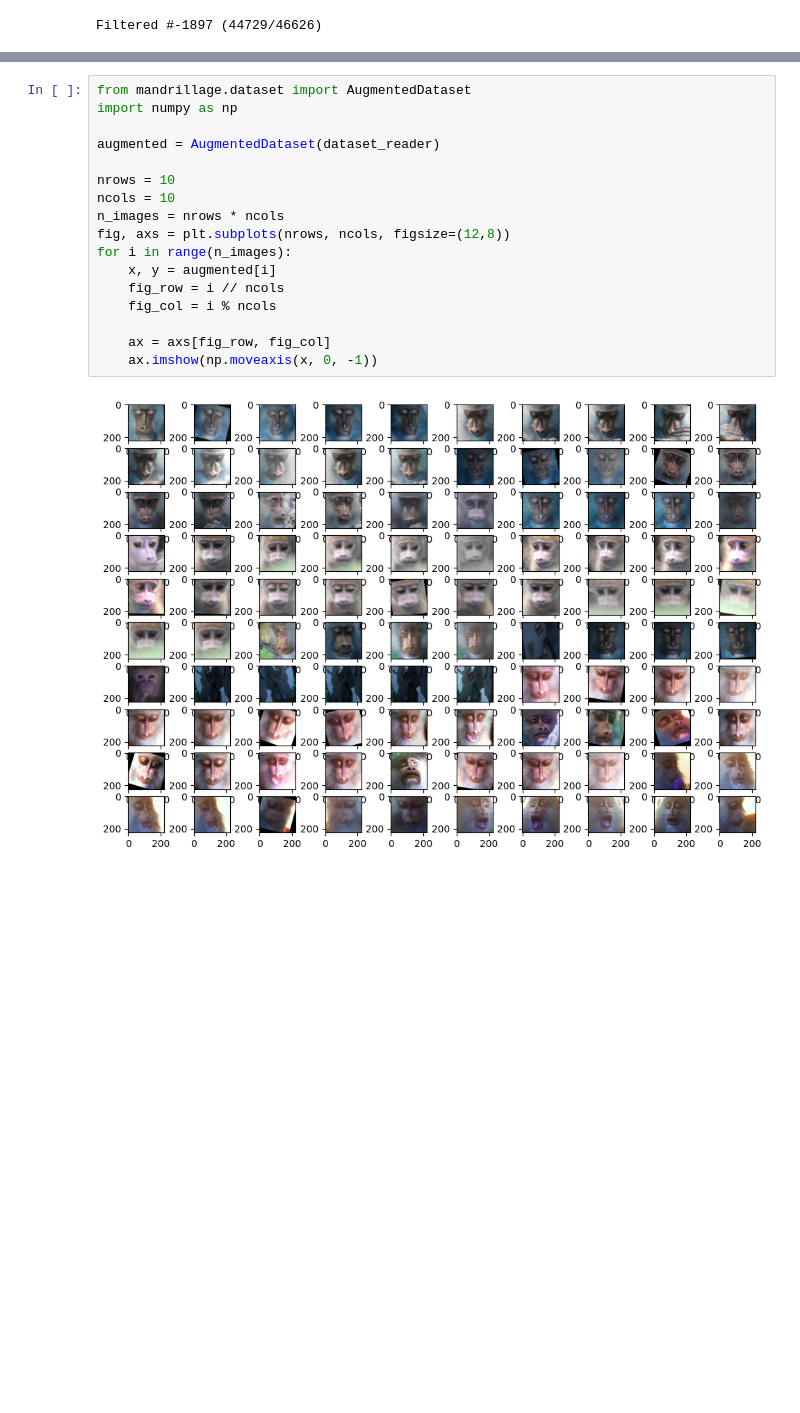
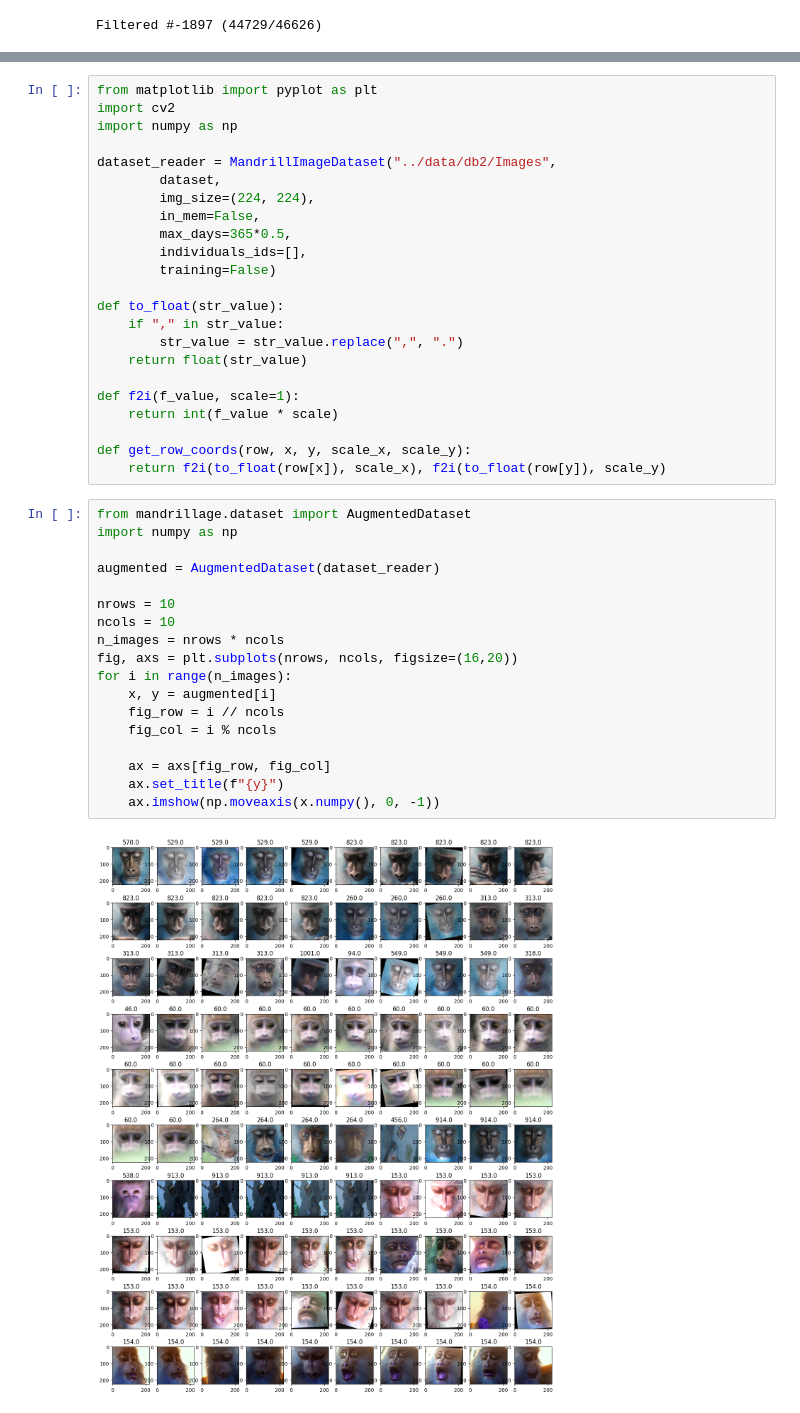
Before and after one commit to jurenoult/MandrillusAgePrediction, a Jupyter notebook: notebooks/test.ipynb, the cells around one changed output, grey strips where cells are left out. Drawn from its saved outputs; the diff is of its cells as text; blank space fills up the shorter version.

```diff
--- a/notebooks/test.ipynb
+++ b/notebooks/test.ipynb
@@ -114,19 +16,43 @@ last_landmark_im = None
+# %%
+from matplotlib import pyplot as plt
+import cv2
+import numpy as np
+
+dataset_reader = MandrillImageDataset("../data/db2/Images",
+        dataset,
+        img_size=(224, 224),
+        in_mem=False,
+        max_days=365*0.5,
+        individuals_ids=[],
+        training=False)
+
+def to_float(str_value):
+    if "," in str_value:
+        str_value = str_value.replace(",", ".")
+    return float(str_value)
+
+def f2i(f_value, scale=1):
+    return int(f_value * scale)
+
+def get_row_coords(row, x, y, scale_x, scale_y):
+    return f2i(to_float(row[x]), scale_x), f2i(to_float(row[y]), scale_y)
 # %%
 from mandrillage.dataset import AugmentedDataset
 import numpy as np
 
 augmented = AugmentedDataset(dataset_reader)
 
 nrows = 10
 ncols = 10
 n_images = nrows * ncols
-fig, axs = plt.subplots(nrows, ncols, figsize=(12,8))
+fig, axs = plt.subplots(nrows, ncols, figsize=(16,20))
 for i in range(n_images):
     x, y = augmented[i]
     fig_row = i // ncols
     fig_col = i % ncols
 
     ax = axs[fig_row, fig_col]
-    ax.imshow(np.moveaxis(x, 0, -1))
+    ax.set_title(f"{y}")
+    ax.imshow(np.moveaxis(x.numpy(), 0, -1))
 # %% [output]
-[figure, old version]
+[figure, new version]
```
Also changed, not shown: parts of 1 cell of this notebook, 4 other files.
